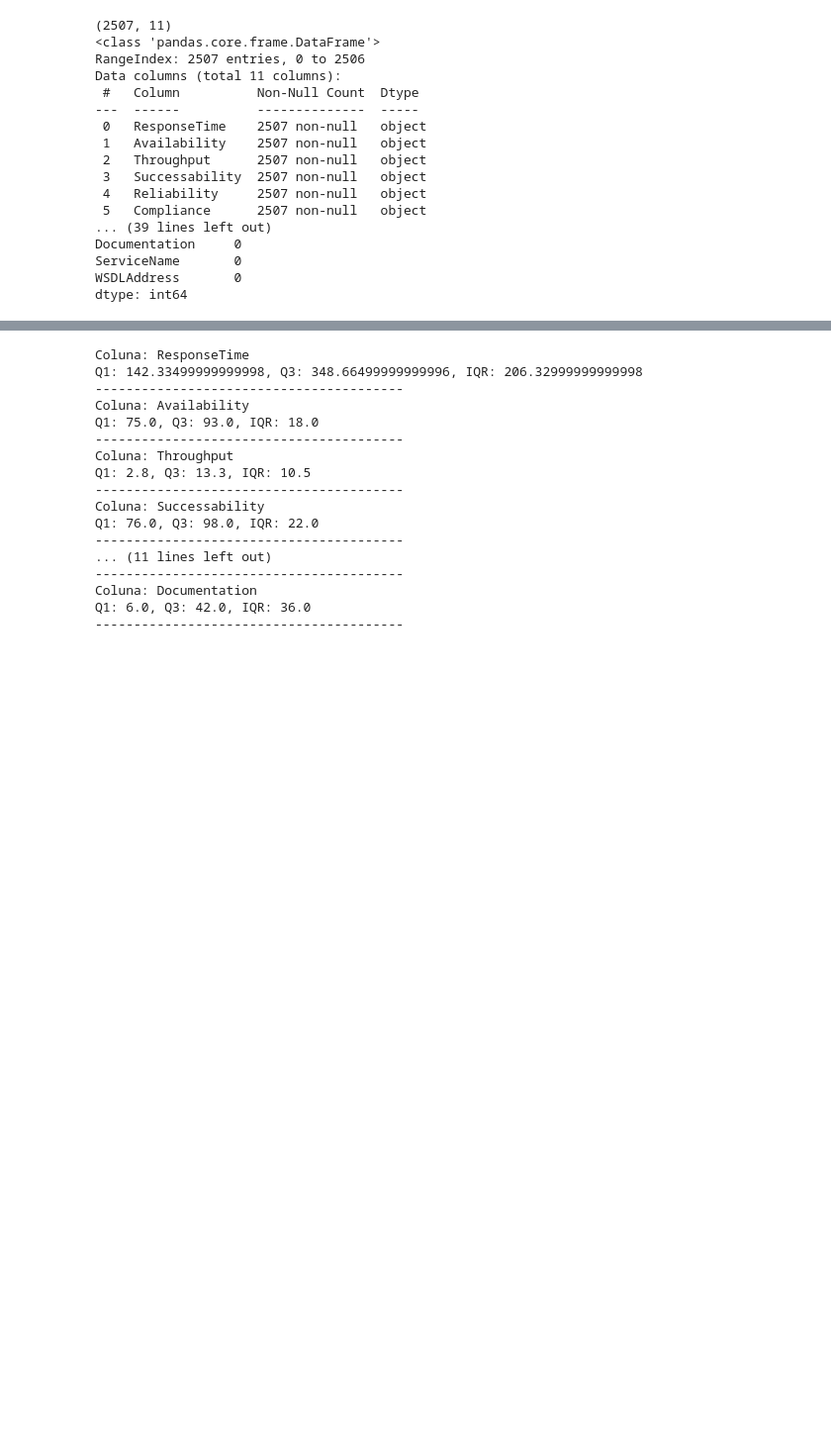
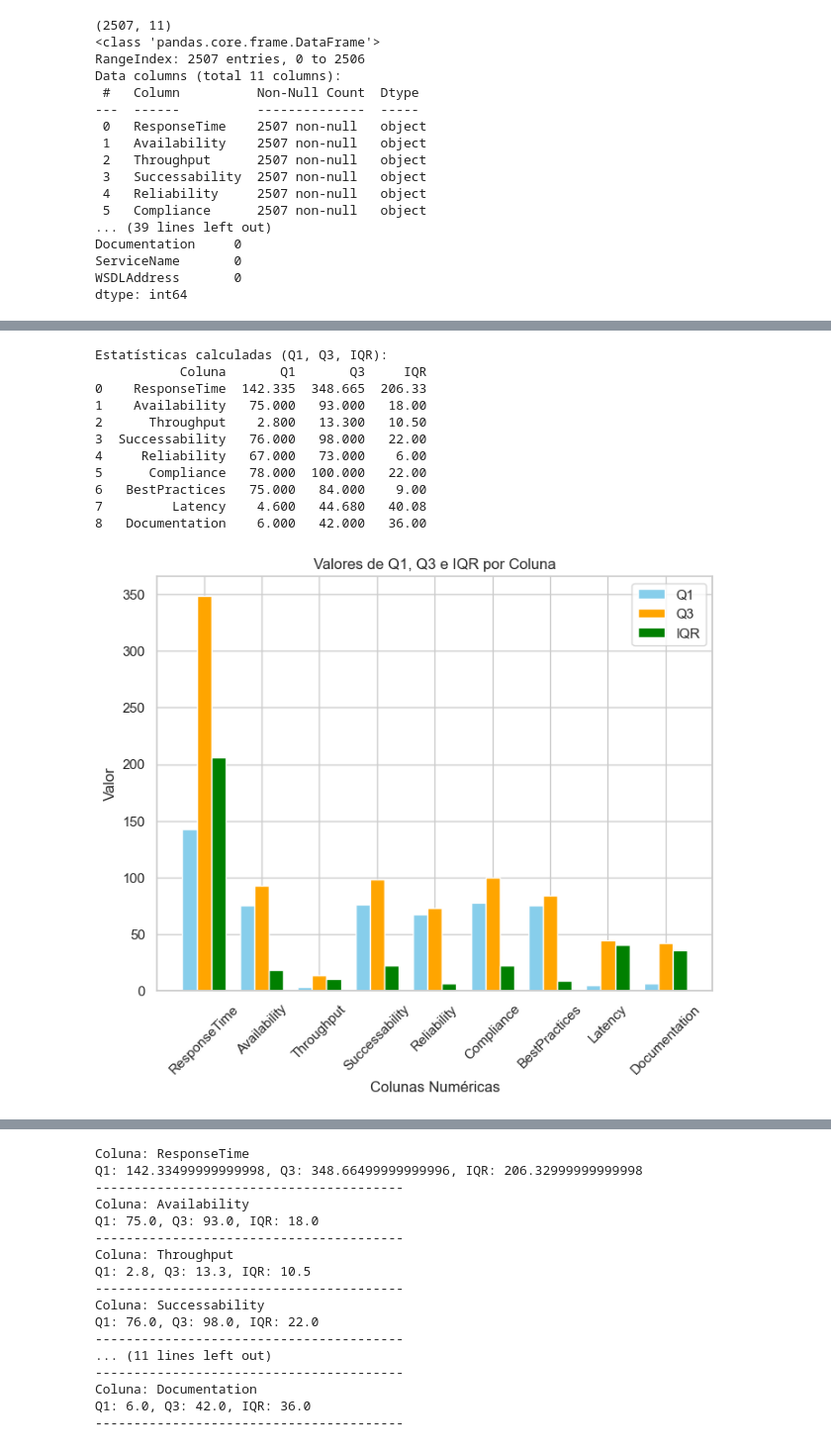
Before and after one commit to MarianaChav/Route25_project, a Jupyter notebook: 1_test.ipynb, the cells around one changed output, grey strips where cells are left out. Shown at 99% size. Drawn from its saved outputs; the diff is of its cells as text; code cells hidden in the pictures; blank space fills up the shorter version.

```diff
--- a/1_test.ipynb
+++ b/1_test.ipynb
@@ -100,3 +140,54 @@ df[categorical_cols] = df[categorical_cols].fillna(df[categorical_cols].mode().i
+# %%
+# ----------------------
+# Selecionar colunas numéricas
+# ----------------------
+numeric_cols = df.select_dtypes(include='number').columns
+
+# Calcular Q1, Q3 e IQR para cada coluna
+stats = []
+for col in numeric_cols:
+    Q1 = df[col].quantile(0.25)
+    Q3 = df[col].quantile(0.75)
+    IQR = Q3 - Q1
+    stats.append({'Coluna': col, 'Q1': Q1, 'Q3': Q3, 'IQR': IQR})
+
+stats_df = pd.DataFrame(stats)
+
+# ----------------------
+# Gráfico de Barras (Q1, Q3, IQR) com Matplotlib
+# ----------------------
+plt.figure(figsize=(8, 6))
+bar_width = 0.25
+x = range(len(stats_df))
+
+plt.bar([i - bar_width for i in x], stats_df['Q1'], width=bar_width, label='Q1', color='skyblue')
+plt.bar(x, stats_df['Q3'], width=bar_width, label='Q3', color='orange')
+plt.bar([i + bar_width for i in x], stats_df['IQR'], width=bar_width, label='IQR', color='green')
+
+plt.xticks(x, stats_df['Coluna'], rotation=45)
+plt.title('Valores de Q1, Q3 e IQR por Coluna')
+plt.xlabel('Colunas Numéricas')
+plt.ylabel('Valor')
+plt.legend()
+plt.plot
+
+
+# Exibir estatísticas calculadas
+print("Estatísticas calculadas (Q1, Q3, IQR):")
+print(stats_df)
+# %% [output]
+Estatísticas calculadas (Q1, Q3, IQR):
+           Coluna       Q1       Q3     IQR
+0    ResponseTime  142.335  348.665  206.33
+1    Availability   75.000   93.000   18.00
+2      Throughput    2.800   13.300   10.50
+3  Successability   76.000   98.000   22.00
+4     Reliability   67.000   73.000    6.00
+5      Compliance   78.000  100.000   22.00
+6   BestPractices   75.000   84.000    9.00
+7         Latency    4.600   44.680   40.08
+8   Documentation    6.000   42.000   36.00
+[figure, added]
 # %%
 df.head()
 # %% [output]
```
Also changed, not shown: parts of 14 cells of this notebook, 8 other files.
